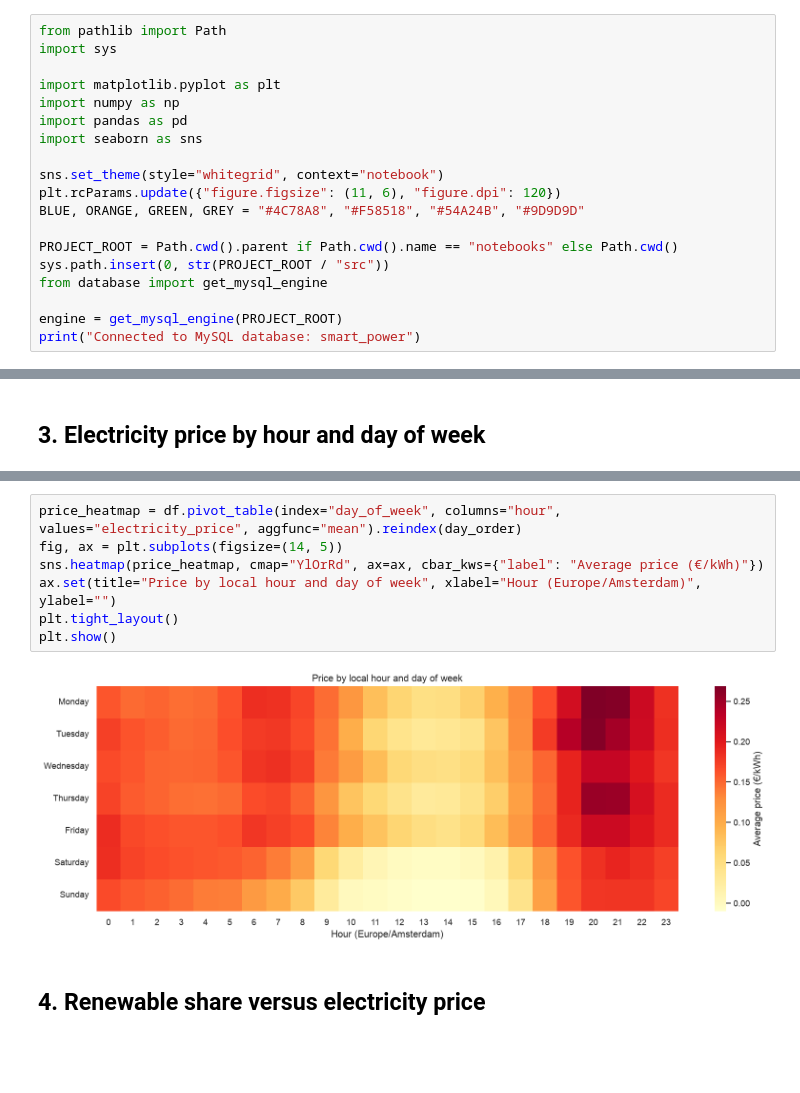
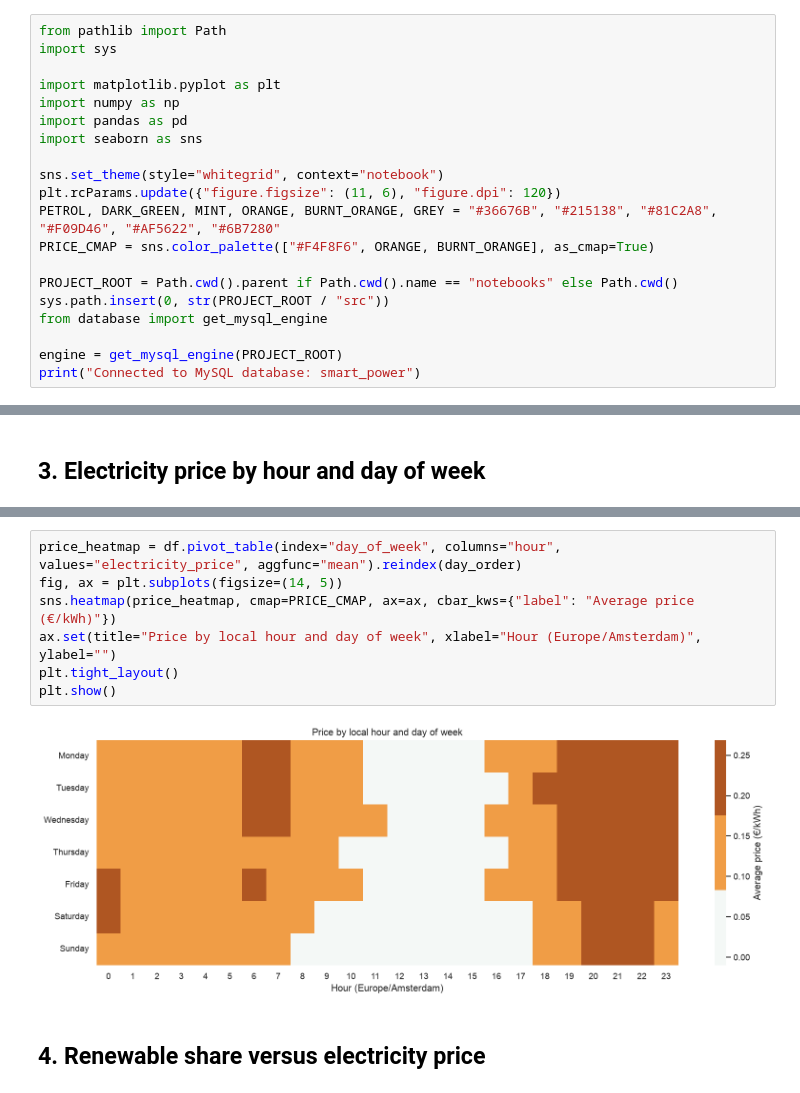
Before and after one commit to vildanpir/smart-power-project, a Jupyter notebook: notebooks/smart-power-eda.ipynb, the cells around one changed output, grey strips where cells are left out. Drawn from its saved outputs; the diff is of its cells as text; blank space fills up the shorter version.

Commit message:
Apply unified visual palette across deliverables

```diff
--- a/notebooks/smart-power-eda.ipynb
+++ b/notebooks/smart-power-eda.ipynb
@@ -20,7 +20,8 @@ import seaborn as sns
 
 sns.set_theme(style="whitegrid", context="notebook")
 plt.rcParams.update({"figure.figsize": (11, 6), "figure.dpi": 120})
-BLUE, ORANGE, GREEN, GREY = "#4C78A8", "#F58518", "#54A24B", "#9D9D9D"
+PETROL, DARK_GREEN, MINT, ORANGE, BURNT_ORANGE, GREY = "#36676B", "#215138", "#81C2A8", "#F09D46", "#AF5622", "#6B7280"
+PRICE_CMAP = sns.color_palette(["#F4F8F6", ORANGE, BURNT_ORANGE], as_cmap=True)
 
 PROJECT_ROOT = Path.cwd().parent if Path.cwd().name == "notebooks" else Path.cwd()
 sys.path.insert(0, str(PROJECT_ROOT / "src"))
@@ -195,12 +196,12 @@ display(daily.style.format({"avg_price": "{:.3f}", "median_price": "{:.3f}", "av
 # %%
 price_heatmap = df.pivot_table(index="day_of_week", columns="hour", values="electricity_price", aggfunc="mean").reindex(day_order)
 fig, ax = plt.subplots(figsize=(14, 5))
-sns.heatmap(price_heatmap, cmap="YlOrRd", ax=ax, cbar_kws={"label": "Average price (€/kWh)"})
+sns.heatmap(price_heatmap, cmap=PRICE_CMAP, ax=ax, cbar_kws={"label": "Average price (€/kWh)"})
 ax.set(title="Price by local hour and day of week", xlabel="Hour (Europe/Amsterdam)", ylabel="")
 plt.tight_layout()
 plt.show()
 # %% [output]
-[figure, old version]
+[figure, new version]
 # %% [markdown]
 ## 4. Renewable share versus electricity price
 # %%
```
Also changed, not shown: parts of 6 cells of this notebook, 6 other files.
